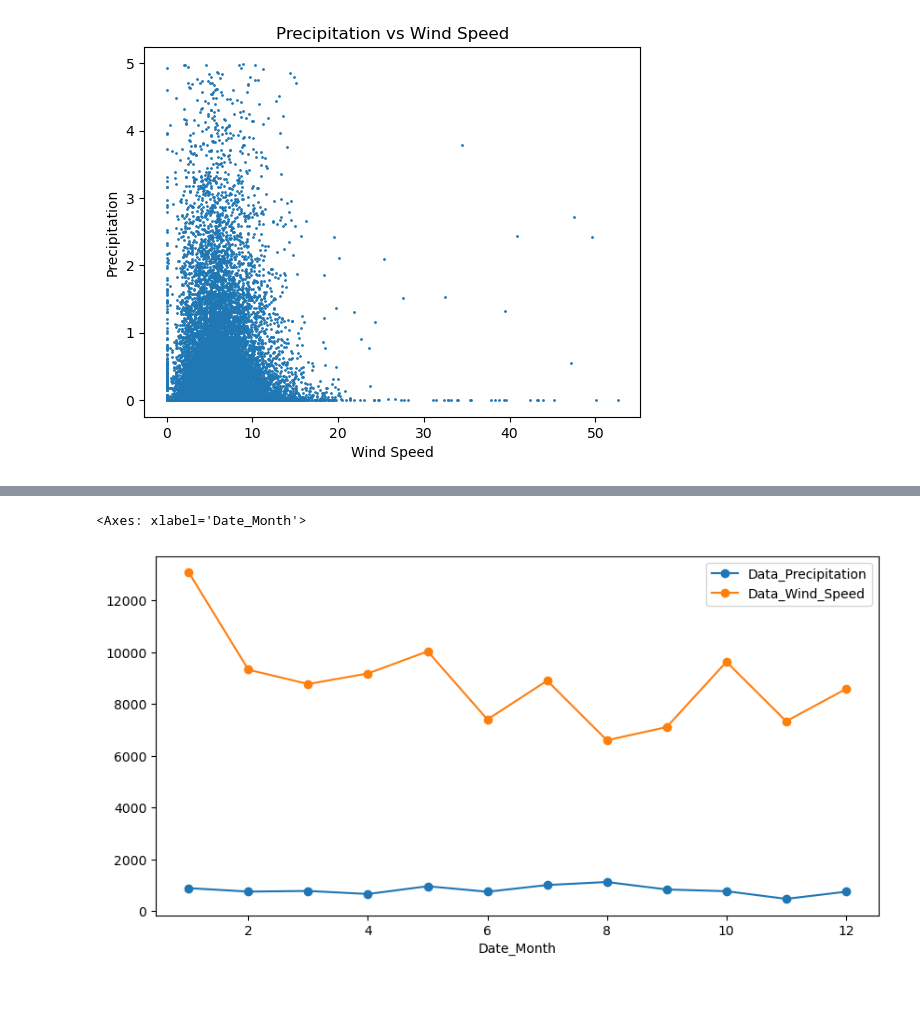
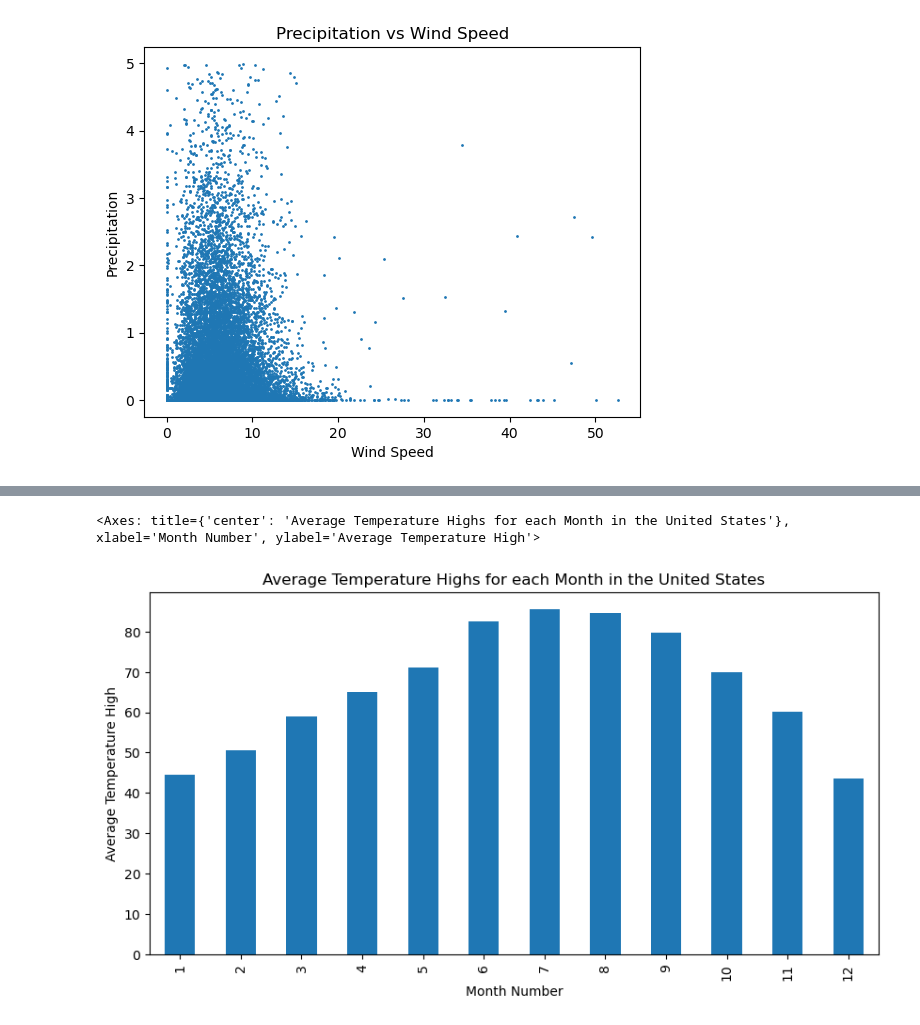
Before and after one commit to LiamTanner/c2130-project, a Jupyter notebook: analysis.ipynb, the cells around one changed output, grey strips where cells are left out. Saved outputs shown, nothing was run; the diff lists cells and outputs as text; code cells hidden in the pictures; blank space fills up the shorter version.

```diff
--- a/analysis.ipynb
+++ b/analysis.ipynb
@@ -109,5 +117,6 @@ total_yearly_wind.plot(kind= 'bar', figsize=(10,5), xlabel="Month Number", ylabe
 # %%
-monthly_weather = weather_data.groupby('Date_Month')[['Data_Precipitation', 'Data_Wind_Speed']].sum()
+total_yearly_wind = weather_data.groupby('Date_Month')['Data_Temperature_Max_Temp'].mean()
+total_yearly_wind.plot(kind= 'bar', figsize=(10,5), xlabel="Month Number", ylabel="Average Temperature High", title= "Average Temperature Highs for each Month in the United States")
 # %% [output]
-<Axes: xlabel='Date_Month'>
+<Axes: title={'center': 'Average Temperature Highs for each Month in the United States'}, xlabel='Month Number', ylabel='Average Temperature High'>
-[figure, old version]
+[figure, new version]
```
Also changed, not shown: parts of 4 cells of this notebook.
